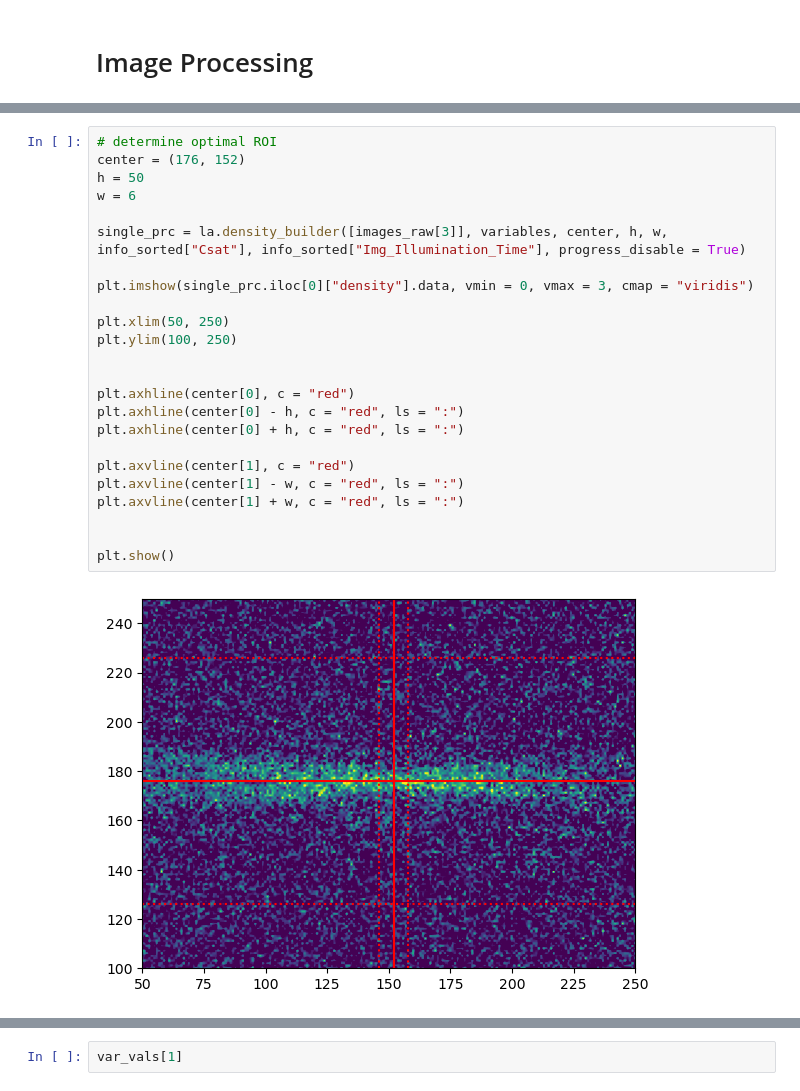
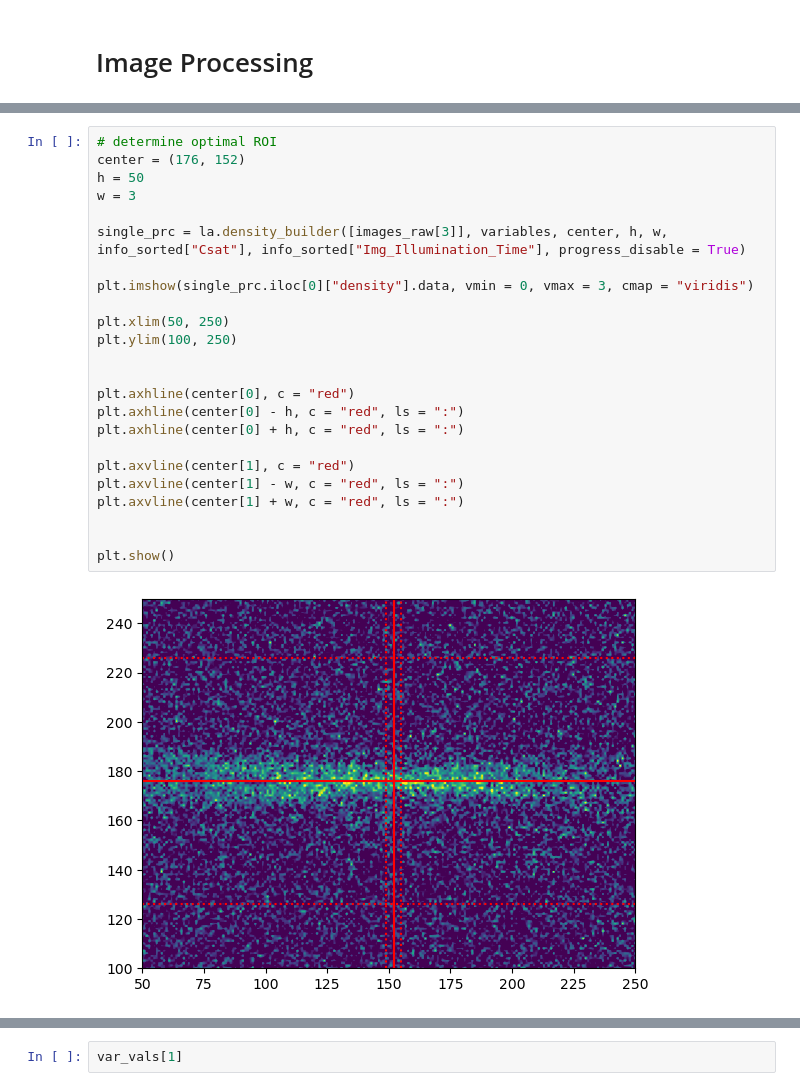
Before and after one commit to ArtMk/lithium, a Jupyter notebook: T4.ipynb, the cells around one changed output, grey strips where cells are left out. Drawn from its saved outputs; the diff is of its cells as text.

```diff
--- a/T4.ipynb
+++ b/T4.ipynb
@@ -40,29 +41,29 @@ Wall time: 204 ms
 # %%
 # determine optimal ROI
 center = (176, 152)
 h = 50
-w = 6
+w = 3
 
 single_prc = la.density_builder([images_raw[3]], variables, center, h, w, info_sorted["Csat"], info_sorted["Img_Illumination_Time"], progress_disable = True)
 
 plt.imshow(single_prc.iloc[0]["density"].data, vmin = 0, vmax = 3, cmap = "viridis")
 
 plt.xlim(50, 250)
 plt.ylim(100, 250)
 
 
 plt.axhline(center[0], c = "red")
 plt.axhline(center[0] - h, c = "red", ls = ":")
 plt.axhline(center[0] + h, c = "red", ls = ":")
 
 plt.axvline(center[1], c = "red")
 plt.axvline(center[1] - w, c = "red", ls = ":")
 plt.axvline(center[1] + w, c = "red", ls = ":")
 
 
 plt.show()
 # %% [output]
-[figure, old version]
+[figure, new version]
 # %%
 %%time
 # calculate all density images and apply mask
```
Also changed, not shown: parts of 12 cells of this notebook, 2 other files.
